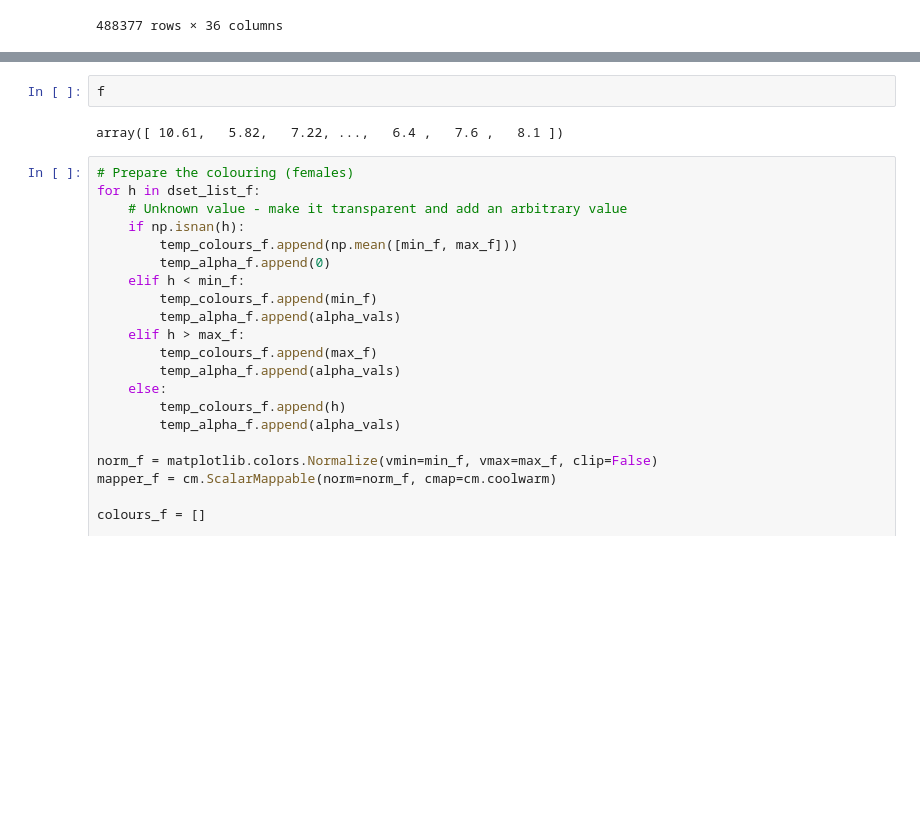
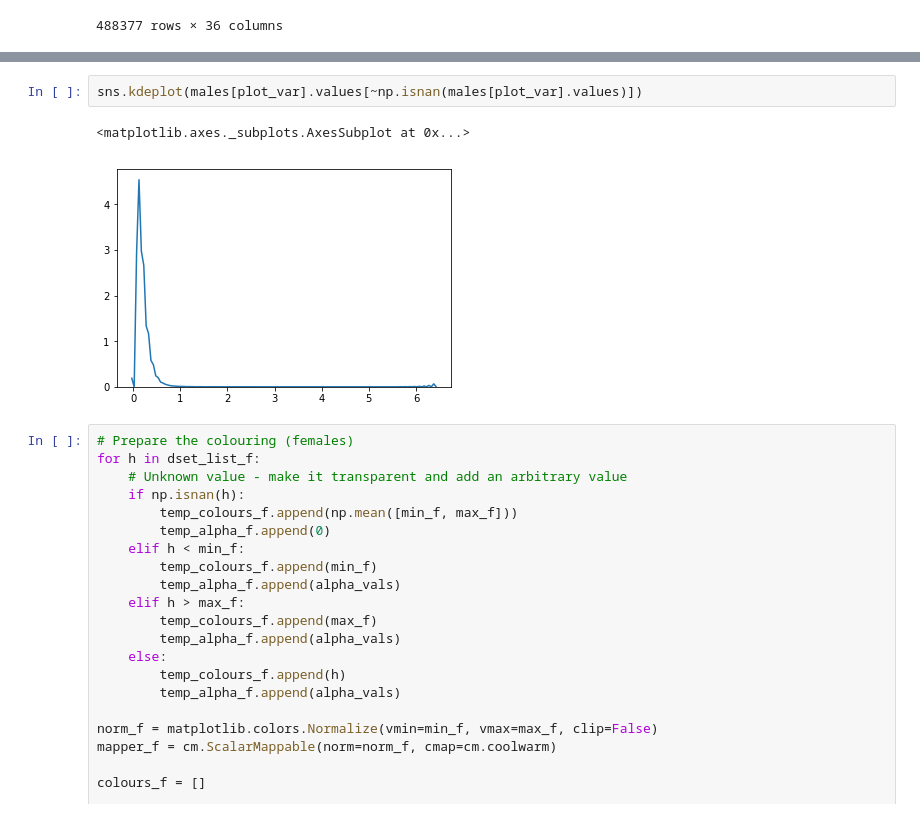
Before and after one commit to diazale/gt-dimred, a Jupyter notebook: UKBB_exploration.ipynb, the cells around one changed output, grey strips where cells are left out. Drawn from its saved outputs; the diff is of its cells as text; blank space fills up the shorter version.

```diff
--- a/UKBB_exploration.ipynb
+++ b/UKBB_exploration.ipynb
@@ -1964,7 +1967,8 @@ sns.kdeplot(females[plot_var].values[~np.isnan(females[plot_var].values)],cut=10
-# %%
-f
-# %% [output]
-array([ 10.61,   5.82,   7.22, ...,   6.4 ,   7.6 ,   8.1 ])
+# %%
+sns.kdeplot(males[plot_var].values[~np.isnan(males[plot_var].values)])
+# %% [output]
+<matplotlib.axes._subplots.AxesSubplot at 0x...>
+[figure, added]
 # %%
 # Prepare the colouring (females)
 for h in dset_list_f:
```
Also changed, not shown: parts of 6 cells of this notebook, 3 other files.
